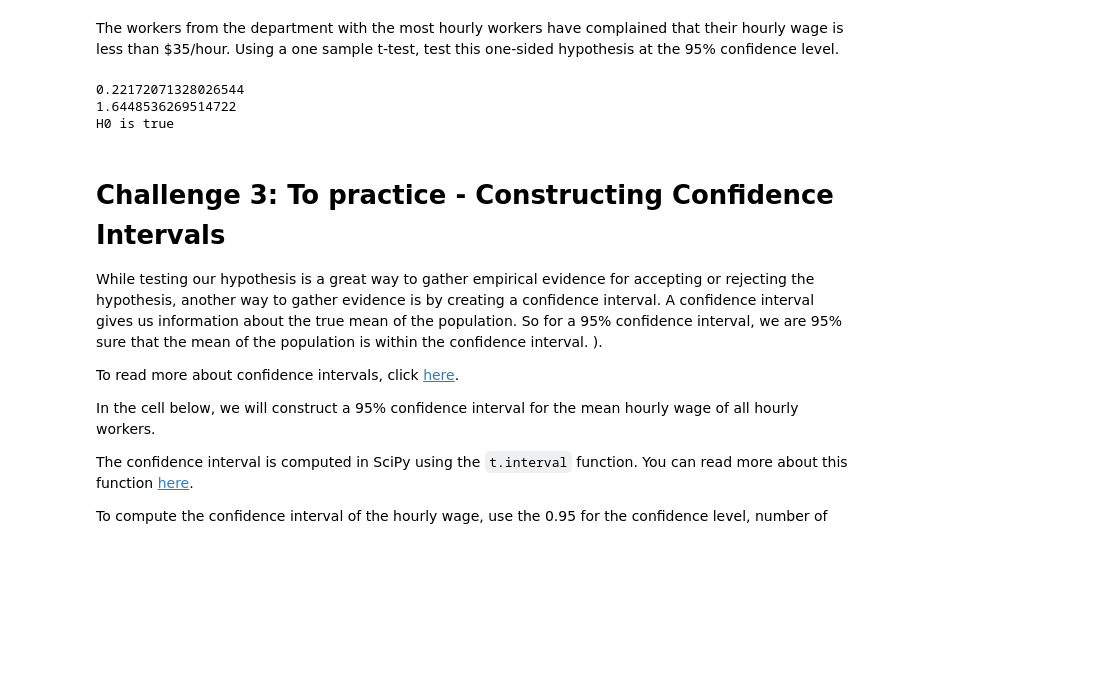
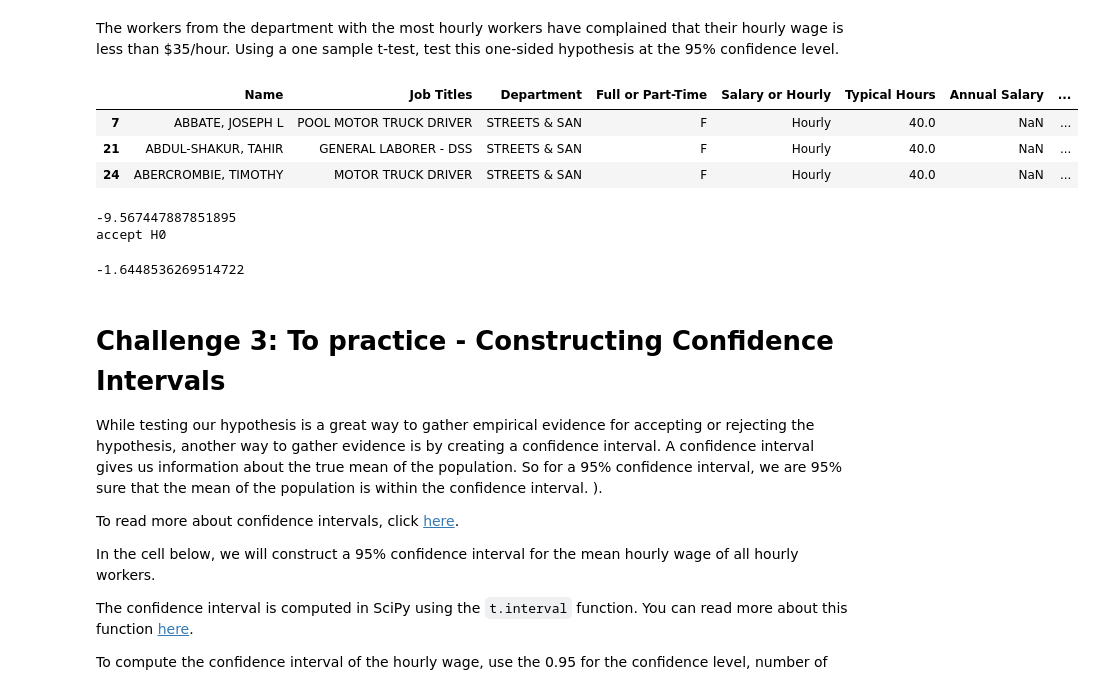
Before and after one commit to ta-data-remote/lab-hypothesis-testing, a Jupyter notebook: your-code/main.ipynb, the cells around one changed output. Drawn from its saved outputs; the diff is of its cells as text; code cells hidden in the pictures; blank space fills up the shorter version.

```diff
--- a/your-code/main.ipynb
+++ b/your-code/main.ipynb
@@ -147,23 +142,34 @@ df['Hourly'].idxmax()
 The workers from the department with the most hourly workers have complained that their hourly wage is less than $35/hour. Using a one sample t-test, test this one-sided hypothesis at the 95% confidence level.
 # %%
 streets_san = salaries.loc[salaries['Department'] == 'STREETS & SAN']
+streets_san = streets_san[streets_san['Salary or Hourly'] == 'Hourly']
+streets_san.head(3)
+# %% [output]
+|  | Name | Job Titles | Department | Full or Part-Time | Salary or Hourly | Typical Hours | Annual Salary | ... |
+| 7 | ABBATE, JOSEPH L | POOL MOTOR TRUCK DRIVER | STREETS & SAN | F | Hourly | 40.0 | NaN | ... |
+| 21 | ABDUL-SHAKUR, TAHIR | GENERAL LABORER - DSS | STREETS & SAN | F | Hourly | 40.0 | NaN | ... |
+| 24 | ABERCROMBIE, TIMOTHY | MOTOR TRUCK DRIVER | STREETS & SAN | F | Hourly | 40.0 | NaN | ... |
 # %%
-mean = streets_san['Hourly Rate'].mean()
+sample_mean = streets_san['Hourly Rate'].mean()
 sdev = streets_san['Hourly Rate'].std()
-sample_mean = 35
+mean = 35
+SEM = stats.sem(streets_san['Hourly Rate'])
 
-Z = (sample_mean - mean) / (sdev)
+Z = (sample_mean - mean) / SEM
+
 print(Z)
 zc = stats.norm.ppf(0.95)
-print(zc)
-if Z < zc:
+
+if Z < (+-zc):
     print('accept H0')
 else:
     print('reject H0')
+
++-zc
 # %% [output]
-0.22172071328026544
-1.6448536269514722
-H0 is true
+-9.567447887851895
+accept H0
+-1.6448536269514722
 # %% [markdown]
 # Challenge 3: To practice - Constructing Confidence Intervals
 
```
Also changed, not shown: parts of 4 cells of this notebook.
